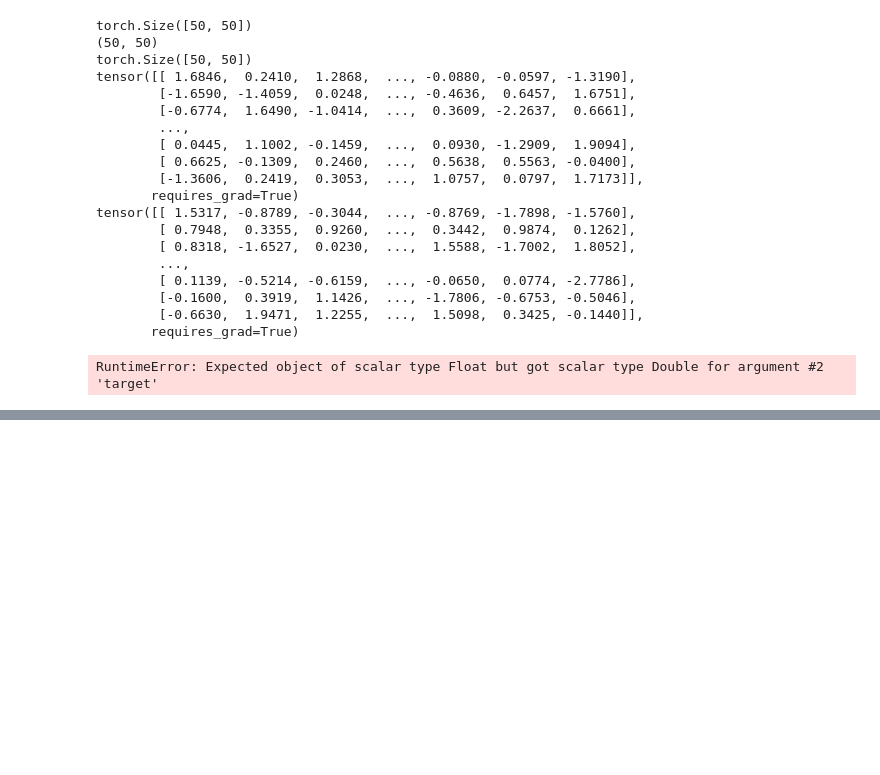
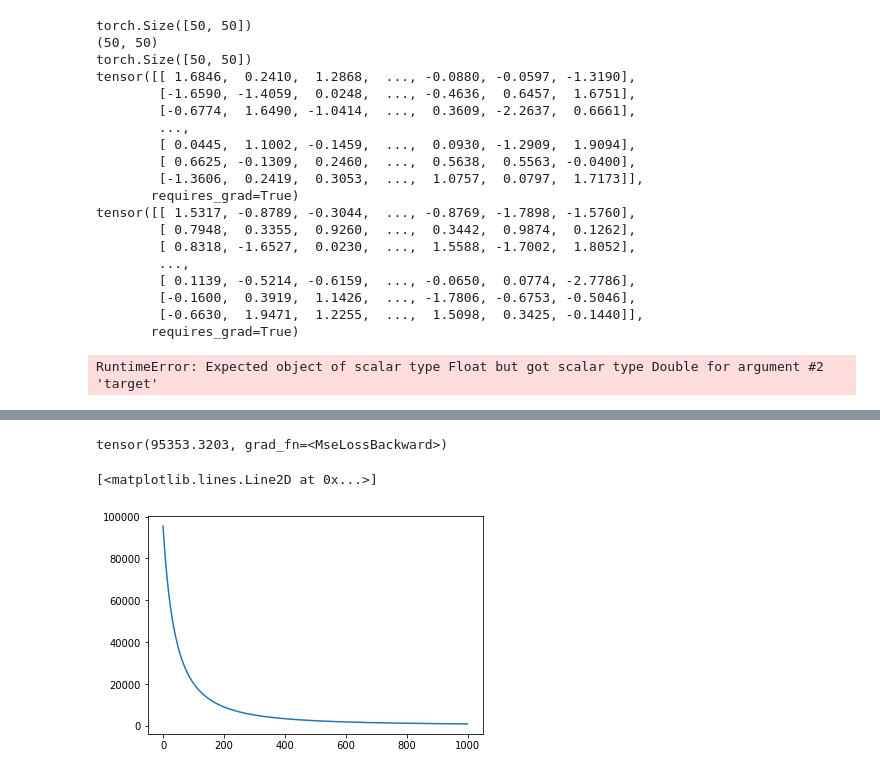
Before and after one commit to MouseLand/EnsemblePursuit, a Jupyter notebook: Simulations/NMFNotebook.ipynb, the cells around one changed output, grey strips where cells are left out. Saved outputs shown, nothing was run; the diff lists cells and outputs as text; code cells hidden in the pictures; blank space fills up the shorter version.

```diff
--- a/Simulations/NMFNotebook.ipynb
+++ b/Simulations/NMFNotebook.ipynb
@@ -151,0 +152,68 @@ tensor(82584.0078, grad_fn=<MseLossBackward>)
+# %%
+import torch
+import torch.nn as nn
+
+class NMF(nn.Module):
+    def __init__(self, nr_neurons, nr_timepoints, nr_components):
+        super(NMF, self).__init__()
+        self.U = nn.Parameter(torch.rand(nr_neurons, nr_components, requires_grad=True))
+        self.V = nn.Parameter(torch.rand(nr_components, nr_timepoints, requires_grad=True))
+
+    def forward(self):
+        return torch.matmul(self.U, self.V)
+
+
+def fit_NMF(X,nr_components):
+    nr_timepoints=X.shape[0]
+    nr_neurons=X.shape[1]
+    X_torch=torch.tensor(X,dtype=torch.float32)
+    Y=X_torch
+    nmf = NMF(nr_neurons, nr_timepoints, nr_components)
+    Y_ = nmf()
+    loss_fn = nn.MSELoss(reduction='sum')
+    loss_lst=[]
+    for epoch in range(n_epoch):
+        Y_ = nmf()
+        loss = loss_fn(Y_, Y)
+        nmf.zero_grad() # need to clear the old gradients
+        loss.backward()
+        loss_lst.append(loss.item())
+        for param in nmf.parameters():
+            param.data = param.data - 1e-5 * param.grad
+        #print('U',nmf.U)
+        nmf.U.data=torch.clamp(nmf.U.data,min=0)
+    plt.plot(loss_lst)
+    return np.array(nmf.U.data),np.array(nmf.V.data)
+
+# some data cube Y: B x N and we want to factor it into K components
+nr_components=25
+nr_timepoints=50
+nr_neurons=50
+#Y = torch.rand(B,N)
+X_torch=torch.tensor(X,dtype=torch.float32)
+Y=X_torch
+nmf = NMF(nr_neurons, nr_timepoints, nr_components)
+Y_ = nmf()
+loss_fn = nn.MSELoss(reduction='sum')
+loss = loss_fn(Y_, Y)
+loss.backward()
+print(loss)
+n_epoch=1000
+loss_lst=[]
+for epoch in range(n_epoch):
+    Y_ = nmf()
+    loss = loss_fn(Y_, Y)
+    nmf.zero_grad() # need to clear the old gradients
+    loss.backward()
+    loss_lst.append(loss.item())
+    for param in nmf.parameters():
+        param.data = param.data - 1e-5 * param.grad
+    #print('U',nmf.U)
+    nmf.U.data=torch.clamp(nmf.U.data,min=0)
+    #print(loss)
+import matplotlib.pyplot as plt
+plt.plot(loss_lst)
+# %% [output]
+tensor(95353.3203, grad_fn=<MseLossBackward>)
+[<matplotlib.lines.Line2D at 0x...>]
+[figure, added]
```
Also changed, not shown: parts of 4 cells of this notebook, 2 other files.
